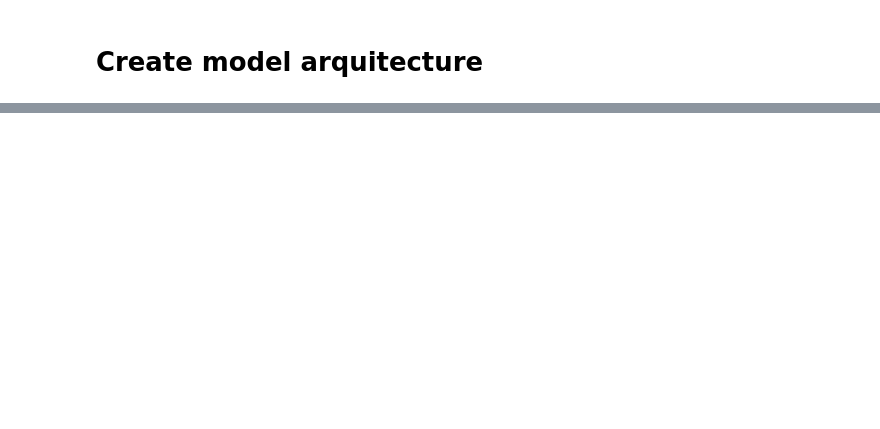
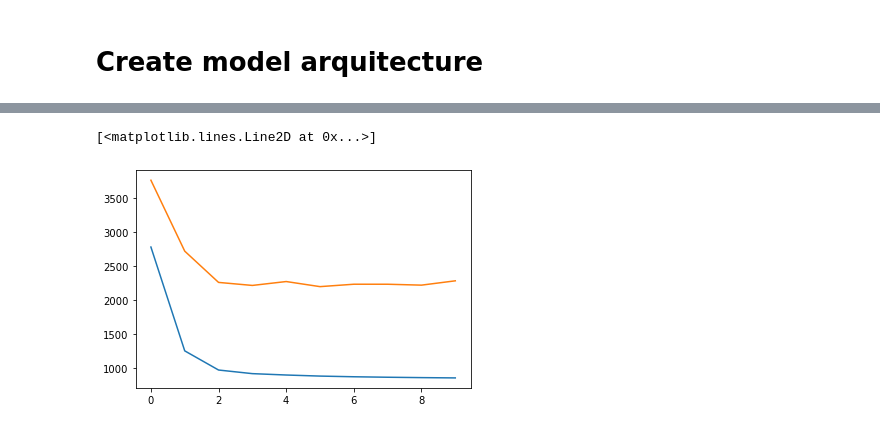
Before and after one commit to mibanell/cars, a Jupyter notebook: create_model.ipynb, the cells around one changed output, grey strips where cells are left out. Cells and saved outputs as stored; diff of their text form; code cells hidden in the pictures; blank space fills up the shorter version.

```diff
--- a/create_model.ipynb
+++ b/create_model.ipynb
@@ -117,31 +125,23 @@ model = keras.Sequential([
     feature_layer,
     layers.BatchNormalization(),
     layers.Dense(60, activation='relu'),
+    layers.BatchNormalization(),
+    layers.Dense(60, activation='relu'),
+    layers.BatchNormalization(),
     layers.Dropout(rate=dp_rate),
+    layers.Dense(120, activation='relu'),
     layers.BatchNormalization(),
     layers.Dense(120, activation='relu'),
-    #layers.Dropout(rate=dp_rate),
     layers.BatchNormalization(),
-    layers.Dense(120, activation='relu'),
     layers.Dropout(rate=dp_rate),
-    layers.BatchNormalization(),
-    layers.Dense(120, activation='relu'),
-    #layers.Dropout(rate=dp_rate),
+    layers.Dense(240, activation='relu'),
     layers.BatchNormalization(),
     layers.Dense(240, activation='relu'),
+    layers.BatchNormalization(),
     layers.Dropout(rate=dp_rate),
+    layers.Dense(120, activation='relu'),
     layers.BatchNormalization(),
-    layers.Dense(240, activation='relu'),
-    #layers.Dropout(rate=dp_rate),
-    layers.BatchNormalization(),
-    layers.Dense(120, activation='relu'),
-    layers.Dropout(rate=dp_rate),
-    layers.BatchNormalization(),
-    layers.Dense(120, activation='relu'),
-    #layers.Dropout(rate=dp_rate),
-    layers.BatchNormalization(),
-    layers.Dense(120, activation='relu'),
-    layers.Dropout(rate=dp_rate),
+    layers.Dense(60, activation='relu'),
     layers.Dense(1, activation='relu')
 ])
 
@@ -151,9 +151,17 @@ model.compile(
     metrics=['mean_absolute_error','mean_squared_error'],
     optimizer=keras.optimizers.Adam(learning_rate=lr))
 
+# fit model
 history = model.fit(
     train_ds,
     validation_data=val_ds,
-    epochs=15
+    epochs=10
 )
+
+# get results
+hist = pd.DataFrame(history.history)
+hist['epoch'] = history.epoch
+
+plt.plot(hist.epoch, hist.mean_absolute_error)
+plt.plot(hist.epoch, hist.val_mean_absolute_error)
 # %% [output]
@@ -177,3 +188,5 @@ Epoch 15/15
+[<matplotlib.lines.Line2D at 0x...>]
+[figure, added]
 # %%
 hist
 # %% [output]
```
Also changed, not shown: parts of 24 cells of this notebook, 2 other files.
